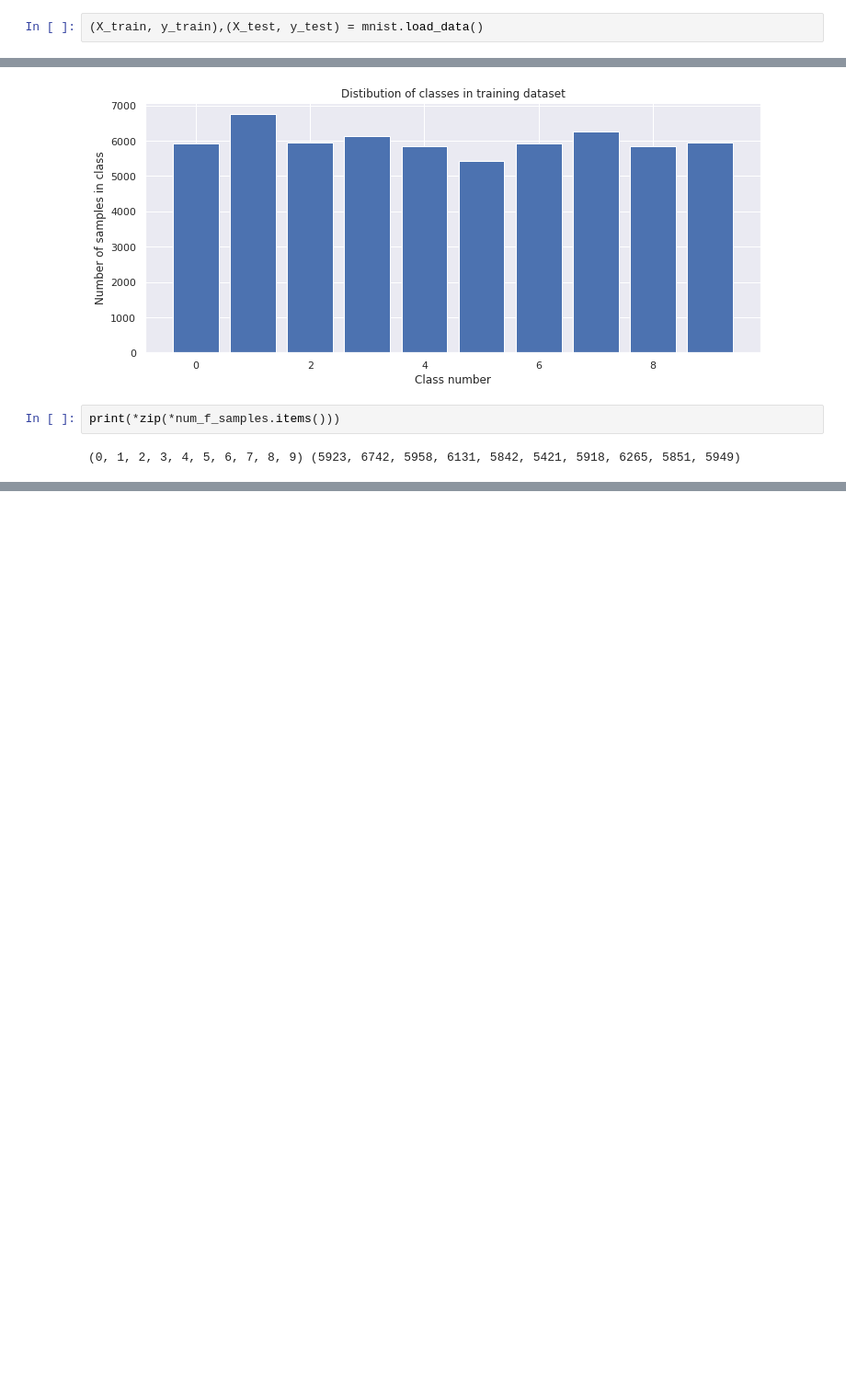
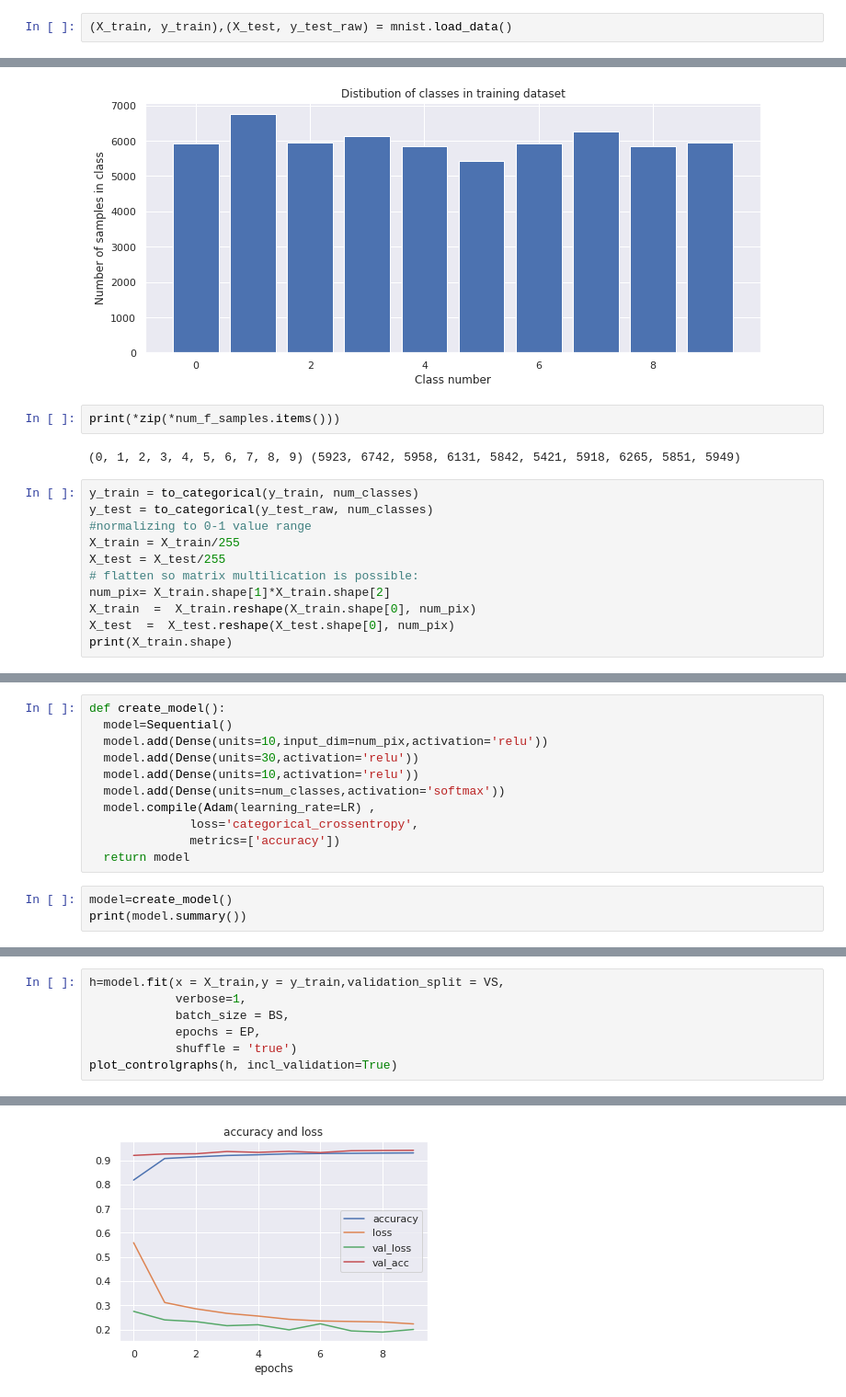
Before and after one commit to tegerte/1, a Jupyter notebook: mnist.ipynb, the cells around one changed output, grey strips where cells are left out. Shown at 92% size. Cells and saved outputs as stored; diff of their text form; blank space fills up the shorter version.

Commit message:
mnist dataset recognition

```diff
--- a/mnist.ipynb
+++ b/mnist.ipynb
@@ -23,5 +51,5 @@ num_classes = 10
 # %%
-(X_train, y_train),(X_test, y_test) = mnist.load_data()
+(X_train, y_train),(X_test, y_test_raw) = mnist.load_data()
 # %%
 print(X_train.shape)
 # %% [output]
@@ -62,3 +88,14 @@ plt.title('Distibution of classes in training dataset');
 print(*zip(*num_f_samples.items()))
 # %% [output]
 (0, 1, 2, 3, 4, 5, 6, 7, 8, 9) (5923, 6742, 5958, 6131, 5842, 5421, 5918, 6265, 5851, 5949)
+# %%
+y_train = to_categorical(y_train, num_classes)
+y_test = to_categorical(y_test_raw, num_classes)
+#normalizing to 0-1 value range
+X_train = X_train/255
+X_test = X_test/255
+# flatten so matrix multilication is possible:
+num_pix= X_train.shape[1]*X_train.shape[2]
+X_train  =  X_train.reshape(X_train.shape[0], num_pix)
+X_test  =  X_test.reshape(X_test.shape[0], num_pix)
+print(X_train.shape)
@@ -64,0 +104,14 @@ print(*zip(*num_f_samples.items()))
+# %%
+def create_model():
+  model=Sequential()
+  model.add(Dense(units=10,input_dim=num_pix,activation='relu'))
+  model.add(Dense(units=30,activation='relu'))
+  model.add(Dense(units=10,activation='relu'))
+  model.add(Dense(units=num_classes,activation='softmax'))
+  model.compile(Adam(learning_rate=LR) ,
+              loss='categorical_crossentropy',
+              metrics=['accuracy'])
+  return model
+# %%
+model=create_model()
+print(model.summary())
@@ -64,0 +137,8 @@ print(*zip(*num_f_samples.items()))
+# %%
+h=model.fit(x = X_train,y = y_train,validation_split = VS,
+            verbose=1,
+            batch_size = BS,
+            epochs = EP,
+            shuffle = 'true')
+plot_controlgraphs(h, incl_validation=True)
+# %% [output]
@@ -64,0 +165 @@ print(*zip(*num_f_samples.items()))
+[figure, added]
```
Also changed, not shown: parts of 12 cells of this notebook.
